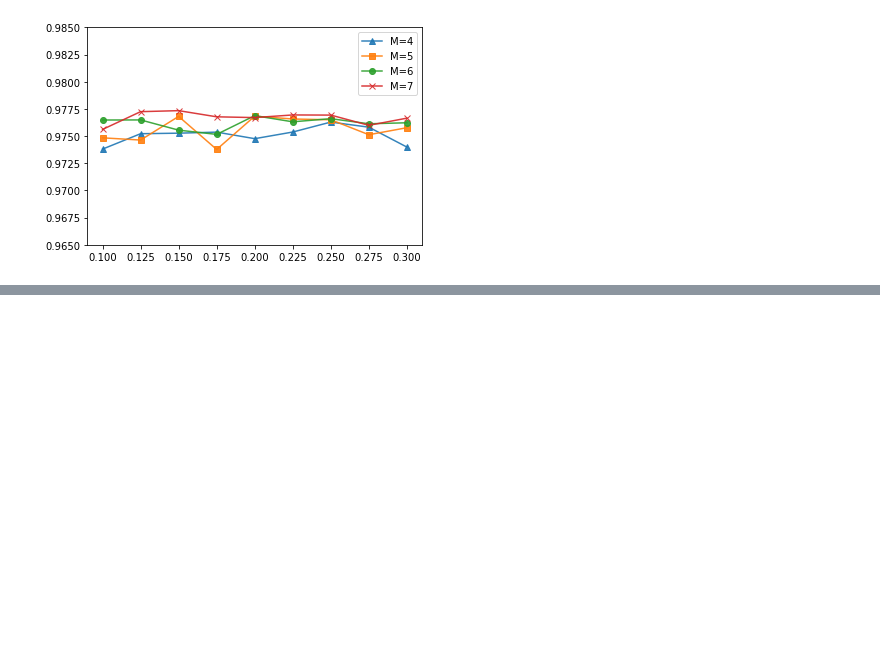
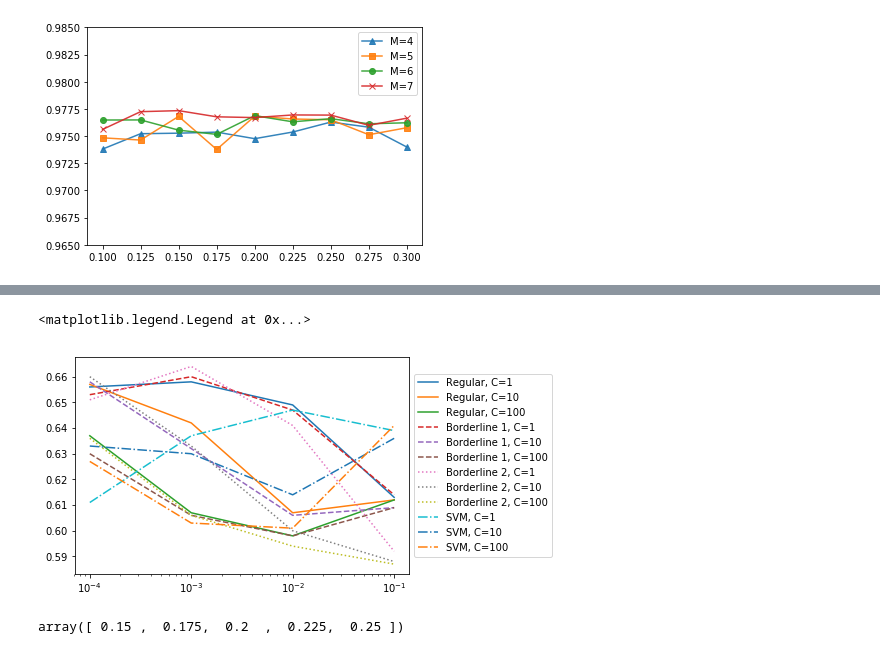
Before and after one commit to davidsjohnson/VPT2, a Jupyter notebook: CMJ Stuff.ipynb, the cells around one changed output, grey strips where cells are left out. Drawn from its saved outputs; the diff is of its cells as text; code cells hidden in the pictures; blank space fills up the shorter version.

```diff
--- a/CMJ Stuff.ipynb
+++ b/CMJ Stuff.ipynb
@@ -261,0 +290,41 @@ array(['data/posture/p1/p1a/000243.bin', 'data/posture/p1/p1a/000243.bin',
+# %%
+## HOG Data
+f1_scores_reg_avg = np.array([[.656, .657, .637],
+                              [.658, .642, .607],
+                              [.649, .607, .598],
+                              [.613, .612, .612]])
+
+f1_scores_bl1_avg = np.array([[.653, .658, .630],
+                              [.660, .632, .606],
+                              [.647, .606, .598],
+                              [.614, .609, .609]])
+
+f1_scores_bl2_avg = np.array([[.651, .660, .636],
+                              [.664, .633, .606],
+                              [.641, .600, .594],
+                              [.592, .588, .587]])
+
+f1_scores_svm_avg = np.array([[.611, .633, .627],
+                              [.637, .630, .603],
+                              [.647, .614, .601],
+                              [.639, .636, .641]])
+
+x =  np.array([.0001, .001, .01, .1])
+# %%
+ax = plt.gca()
+ax.set_xscale("log")
+plt.plot(x, f1_scores_reg_avg, "-")
+plt.plot(x, f1_scores_bl1_avg, "--")
+plt.plot(x, f1_scores_bl2_avg, ":")
+plt.plot(x, f1_scores_svm_avg, "-.")
+plt.legend(['Regular, C=1', 'Regular, C=10', 'Regular, C=100',
+            'Borderline 1, C=1', 'Borderline 1, C=10', 'Borderline 1, C=100',
+            'Borderline 2, C=1', 'Borderline 2, C=10', 'Borderline 2, C=100',
+            'SVM, C=1', 'SVM, C=10', 'SVM, C=100'], loc='center left', bbox_to_anchor=(1, 0.5))
+# %% [output]
+<matplotlib.legend.Legend at 0x...>
+[figure, added]
+# %%
+np.linspace(.15, .25, 5)
+# %% [output]
+array([ 0.15 ,  0.175,  0.2  ,  0.225,  0.25 ])
```
Also changed, not shown: parts of 13 cells of this notebook, 4 other files.
